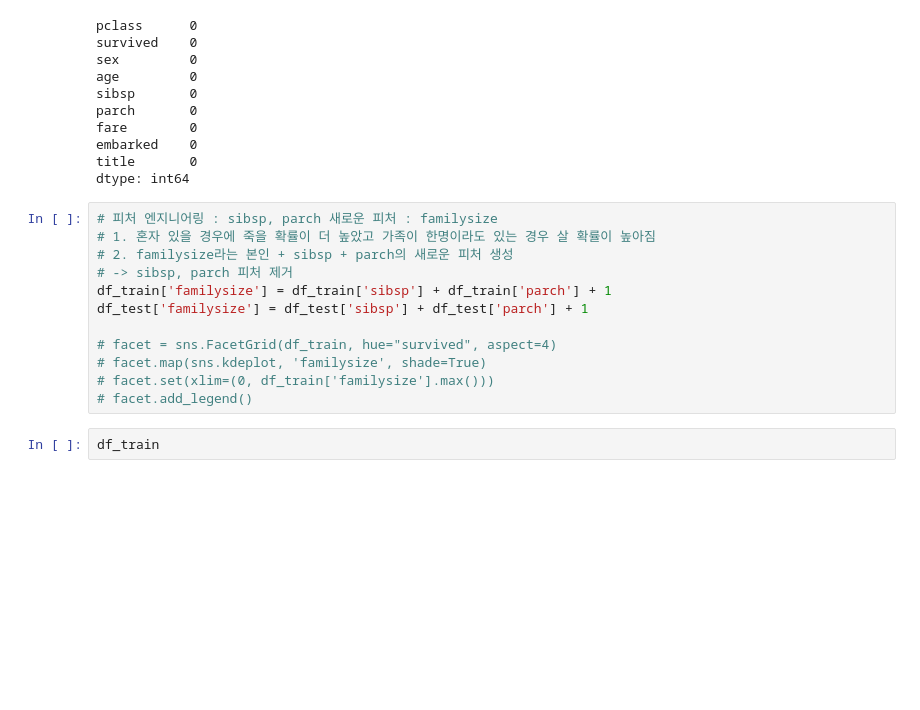
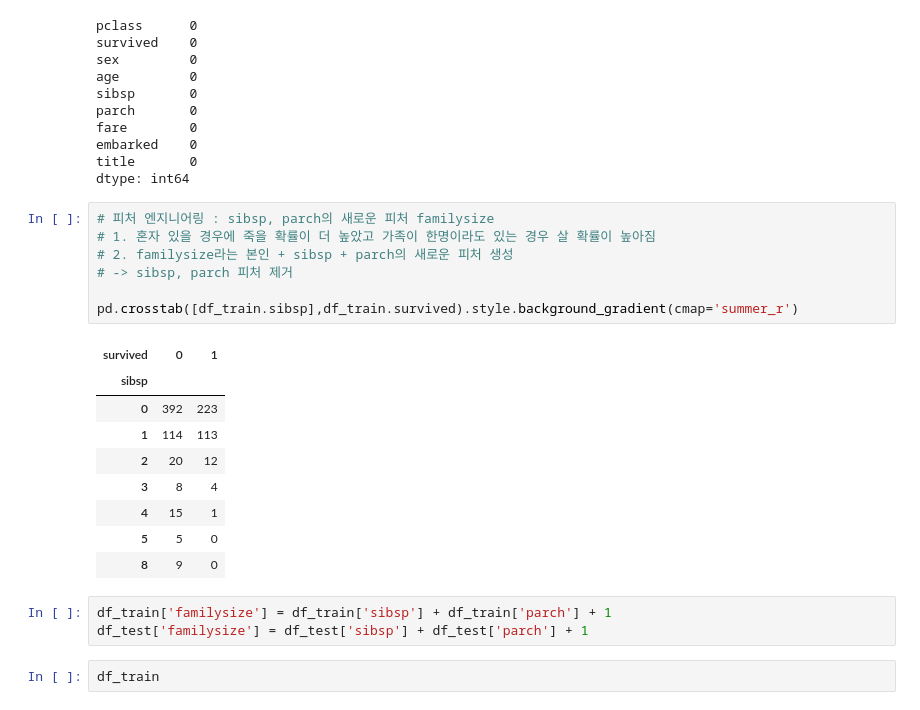
Before and after one commit to soojin888/1st_semester_study, a Jupyter notebook: etc/1학기_임수진_titanic_EDA.ipynb, the cells around one changed output. Saved outputs shown, nothing was run; the diff lists cells and outputs as text; blank space fills up the shorter version.

```diff
--- a/etc/1학기_임수진_titanic_EDA.ipynb
+++ b/etc/1학기_임수진_titanic_EDA.ipynb
@@ -392,17 +415,25 @@ embarked    0
 title       0
 dtype: int64
 # %%
-# 피처 엔지니어링 : sibsp, parch 새로운 피처 : familysize
+# 피처 엔지니어링 : sibsp, parch의 새로운 피처 familysize
 # 1. 혼자 있을 경우에 죽을 확률이 더 높았고 가족이 한명이라도 있는 경우 살 확률이 높아짐
 # 2. familysize라는 본인 + sibsp + parch의 새로운 피처 생성
 # -> sibsp, parch 피처 제거
-df_train['familysize'] = df_train['sibsp'] + df_train['parch'] + 1
-df_test['familysize'] = df_test['sibsp'] + df_test['parch'] + 1
 
-# facet = sns.FacetGrid(df_train, hue="survived", aspect=4)
-# facet.map(sns.kdeplot, 'familysize', shade=True)
-# facet.set(xlim=(0, df_train['familysize'].max()))
-# facet.add_legend()
+pd.crosstab([df_train.sibsp],df_train.survived).style.background_gradient(cmap='summer_r')
+# %% [output]
+| survived | 0 | 1 |
+| sibsp |  |  |
+| 0 | 392 | 223 |
+| 1 | 114 | 113 |
+| 2 | 20 | 12 |
+| 3 | 8 | 4 |
+| 4 | 15 | 1 |
+| 5 | 5 | 0 |
+| 8 | 9 | 0 |
+# %%
+df_train['familysize'] = df_train['sibsp'] + df_train['parch'] + 1
+df_test['familysize'] = df_test['sibsp'] + df_test['parch'] + 1
 # %%
 df_train
 # %% [output]
```
Also changed, not shown: parts of 11 cells of this notebook, 1 other file.
